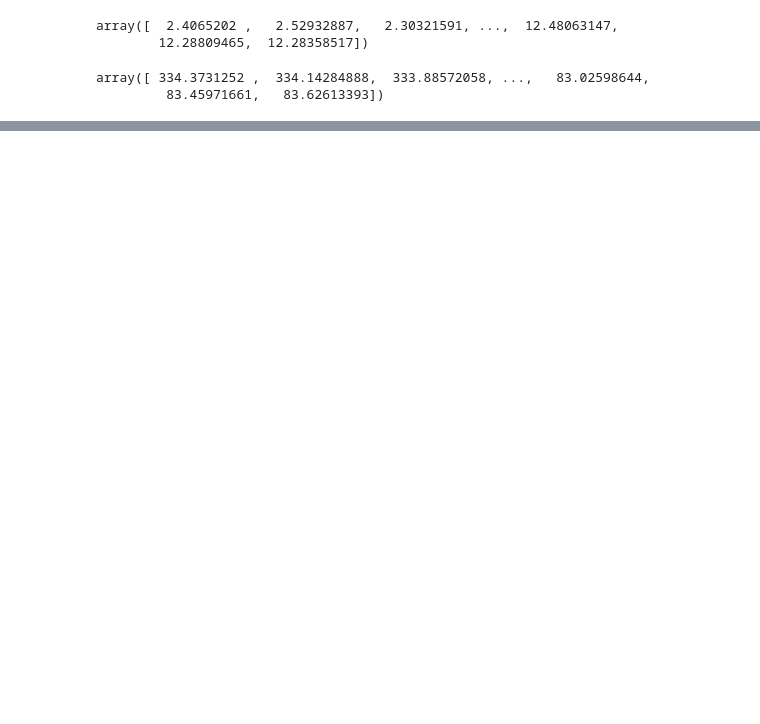
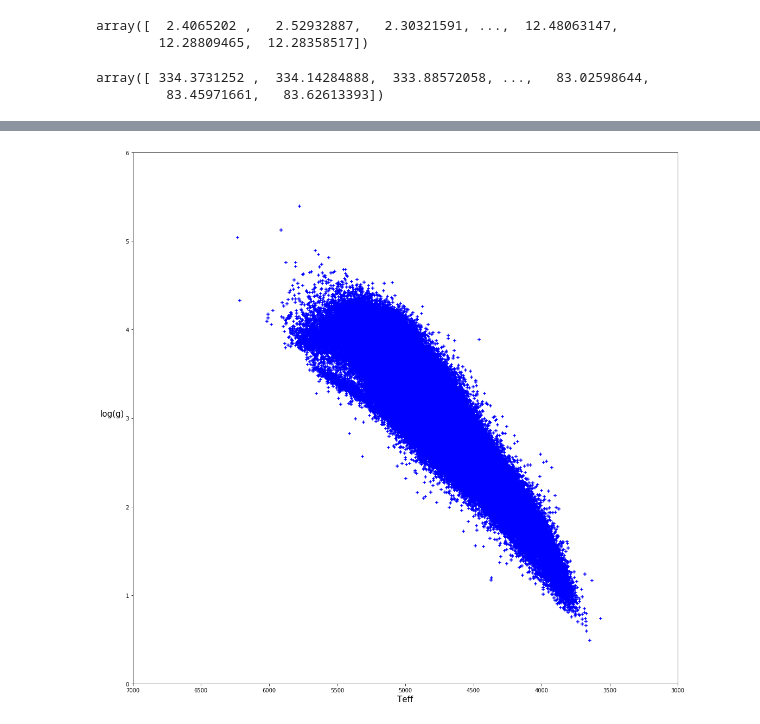
Before and after one commit to shebenst/DDO51-Metallicities, a Jupyter notebook: MW Halo Metallicity.ipynb, the cells around one changed output, grey strips where cells are left out. Drawn from its saved outputs; the diff is of its cells as text; code cells hidden in the pictures; blank space fills up the shorter version.

```diff
--- a/MW Halo Metallicity.ipynb
+++ b/MW Halo Metallicity.ipynb
@@ -70,0 +74,17 @@ array([  95.902635 ,   96.078628 ,   96.097761 ,   96.370656 ,
+# %%
+#Plotting logg VS. Teff from sspp Data
+import matplotlib.pyplot as plt
+plt.figure(figsize=(18,18))
+plt.scatter(spec['Teff'],spec['logg'],marker='+',c='blue')
+plt.xlabel('Teff',fontsize=15)
+plt.ylabel('log(g)',rotation='horizontal',labelpad=25,fontsize=15)
+plt.xlim(3000,7000)
+plt.ylim(0,6)
+plt.figsize=(18,16)
+
+ax=plt.gca()
+ax.invert_xaxis()
+
+plt.show()
+# %% [output]
+[figure, added]
```
Also changed, not shown: parts of 6 cells of this notebook.
